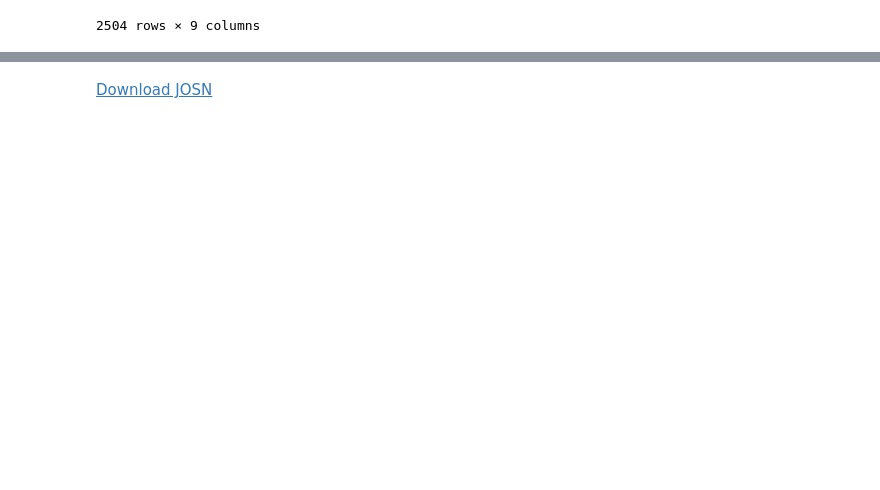
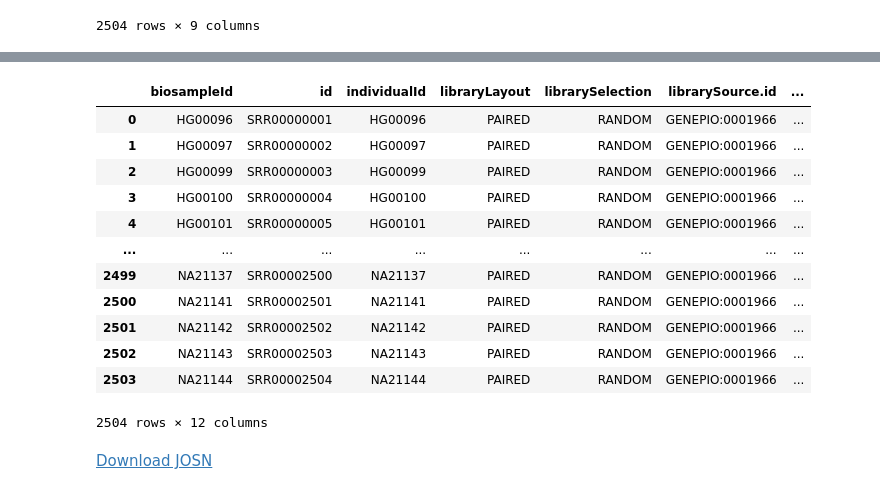
Before and after one commit to umccr/sbeacon-exploration, a Jupyter notebook: scripts/CINECA_UK1C.ipynb, the cells around one changed output, grey strips where cells are left out. Cells and saved outputs as stored; diff of their text form; code cells hidden in the pictures; blank space fills up the shorter version.

```diff
--- a/scripts/CINECA_UK1C.ipynb
+++ b/scripts/CINECA_UK1C.ipynb
@@ -315,3 +332,21 @@ for idx, row in df_an.iterrows():
     analysis.update(vcfSampleId=row['individualId'])
 
     submission_json["analyses"].append(analysis)
+# %%
+df_runs = pd.read_excel(f'{work_dir}/Beacon-v2-Models_CINECA_UK1.xlsx', sheet_name='runs')
+# %%
+df_runs
+# %% [output]
+|  | biosampleId | id | individualId | libraryLayout | librarySelection | librarySource.id | ... |
+| 0 | HG00096 | SRR00000001 | HG00096 | PAIRED | RANDOM | GENEPIO:0001966 | ... |
+| 1 | HG00097 | SRR00000002 | HG00097 | PAIRED | RANDOM | GENEPIO:0001966 | ... |
+| 2 | HG00099 | SRR00000003 | HG00099 | PAIRED | RANDOM | GENEPIO:0001966 | ... |
+| 3 | HG00100 | SRR00000004 | HG00100 | PAIRED | RANDOM | GENEPIO:0001966 | ... |
+| 4 | HG00101 | SRR00000005 | HG00101 | PAIRED | RANDOM | GENEPIO:0001966 | ... |
+| ... | ... | ... | ... | ... | ... | ... | ... |
+| 2499 | NA21137 | SRR00002500 | NA21137 | PAIRED | RANDOM | GENEPIO:0001966 | ... |
+| 2500 | NA21141 | SRR00002501 | NA21141 | PAIRED | RANDOM | GENEPIO:0001966 | ... |
+| 2501 | NA21142 | SRR00002502 | NA21142 | PAIRED | RANDOM | GENEPIO:0001966 | ... |
+| 2502 | NA21143 | SRR00002503 | NA21143 | PAIRED | RANDOM | GENEPIO:0001966 | ... |
+| 2503 | NA21144 | SRR00002504 | NA21144 | PAIRED | RANDOM | GENEPIO:0001966 | ... |
+2504 rows × 12 columns
```
Also changed, not shown: parts of 8 cells of this notebook, 1 other file.
